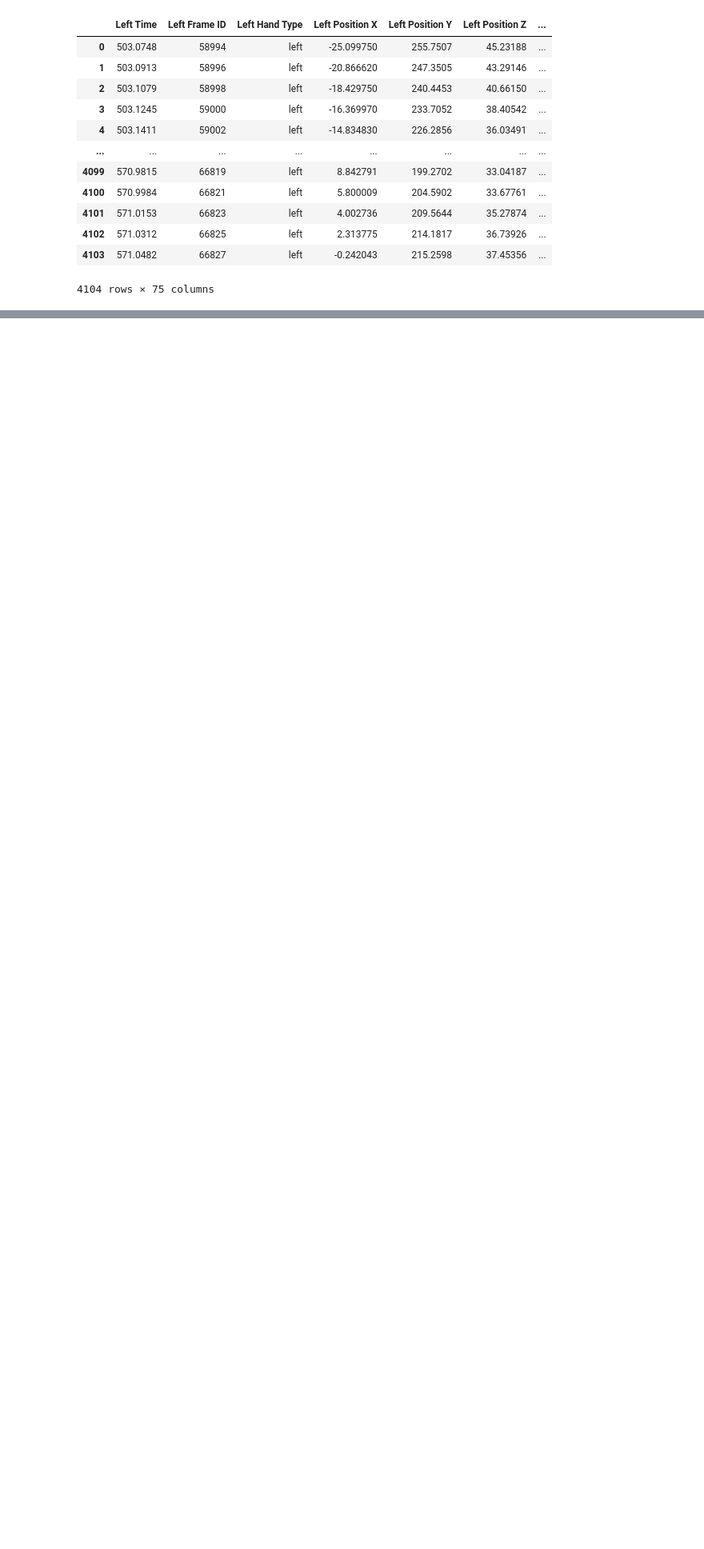
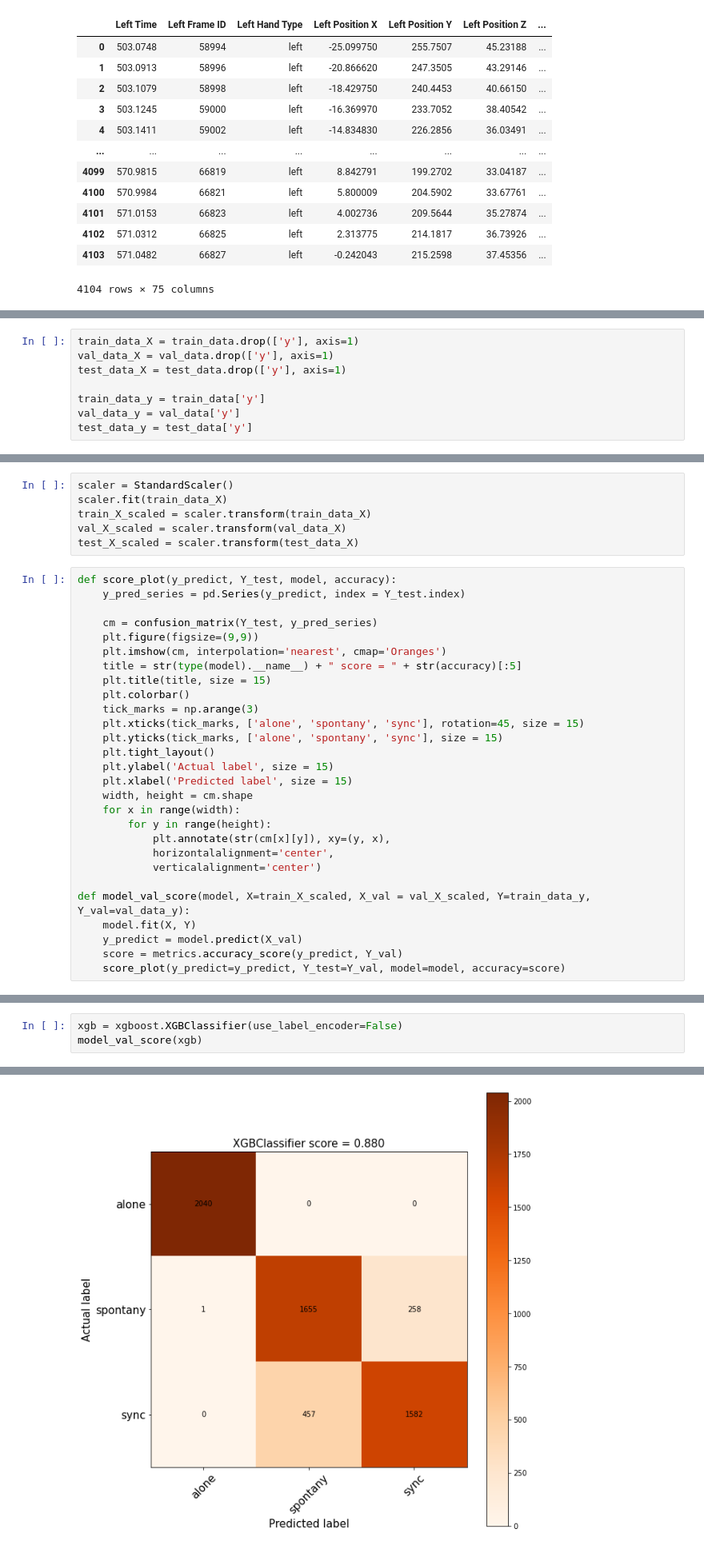
Before and after one commit to idankam/DataScienceCourseProject, a Jupyter notebook: Hands Notebook.ipynb, the cells around one changed output, grey strips where cells are left out. Shown at 80% size. Cells and saved outputs as stored; diff of their text form; blank space fills up the shorter version.

```diff
--- a/Hands Notebook.ipynb
+++ b/Hands Notebook.ipynb
@@ -648,0 +759,8 @@ dtype: int64
+# %%
+train_data_X = train_data.drop(['y'], axis=1)
+val_data_X = val_data.drop(['y'], axis=1)
+test_data_X = test_data.drop(['y'], axis=1)
+
+train_data_y = train_data['y']
+val_data_y = val_data['y']
+test_data_y = test_data['y']
@@ -648,0 +769,34 @@ dtype: int64
+# %%
+scaler = StandardScaler()
+scaler.fit(train_data_X)
+train_X_scaled = scaler.transform(train_data_X)
+val_X_scaled = scaler.transform(val_data_X)
+test_X_scaled = scaler.transform(test_data_X)
+# %%
+def score_plot(y_predict, Y_test, model, accuracy):
+    y_pred_series = pd.Series(y_predict, index = Y_test.index)
+
+    cm = confusion_matrix(Y_test, y_pred_series)
+    plt.figure(figsize=(9,9))
+    plt.imshow(cm, interpolation='nearest', cmap='Oranges')
+    title = str(type(model).__name__) + " score = " + str(accuracy)[:5]
+    plt.title(title, size = 15)
+    plt.colorbar()
+    tick_marks = np.arange(3)
+    plt.xticks(tick_marks, ['alone', 'spontany', 'sync'], rotation=45, size = 15)
+    plt.yticks(tick_marks, ['alone', 'spontany', 'sync'], size = 15)
+    plt.tight_layout()
+    plt.ylabel('Actual label', size = 15)
+    plt.xlabel('Predicted label', size = 15)
+    width, height = cm.shape
+    for x in range(width):
+        for y in range(height):
+            plt.annotate(str(cm[x][y]), xy=(y, x),
+            horizontalalignment='center',
+            verticalalignment='center')
+
+def model_val_score(model, X=train_X_scaled, X_val = val_X_scaled, Y=train_data_y, Y_val=val_data_y):
+    model.fit(X, Y)
+    y_predict = model.predict(X_val)
+    score = metrics.accuracy_score(y_predict, Y_val)
+    score_plot(y_predict=y_predict, Y_test=Y_val, model=model, accuracy=score)
@@ -648,0 +805,4 @@ dtype: int64
+# %%
+xgb = xgboost.XGBClassifier(use_label_encoder=False)
+model_val_score(xgb)
+# %% [output]
@@ -648,0 +810 @@ dtype: int64
+[figure, added]
```
Also changed, not shown: parts of 50 cells of this notebook.
